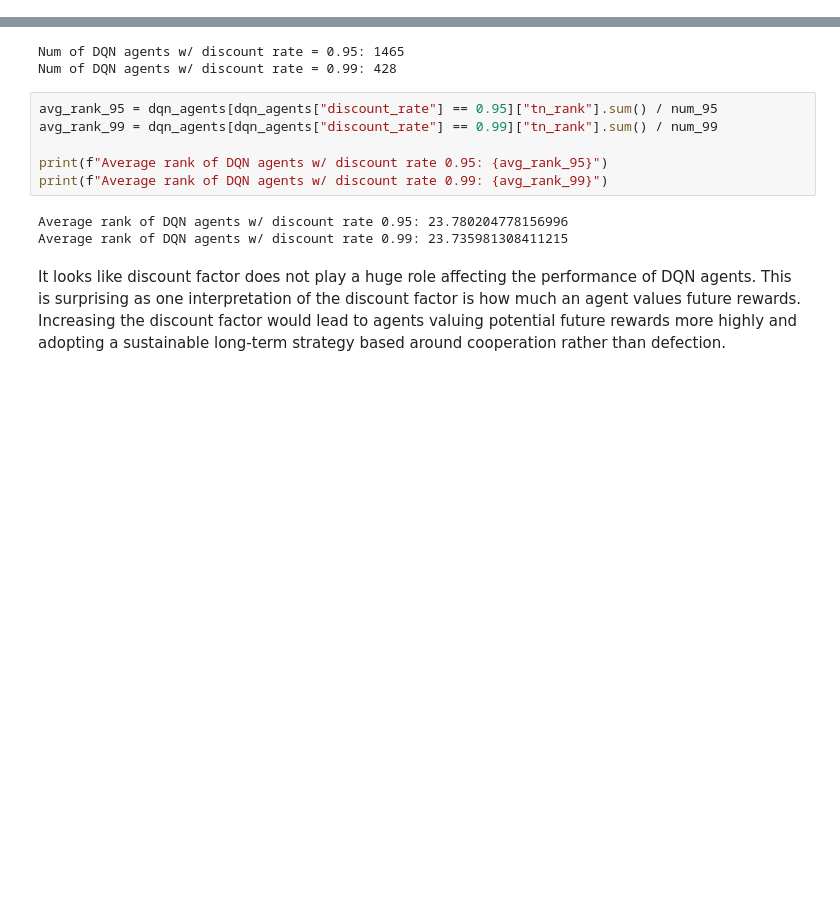
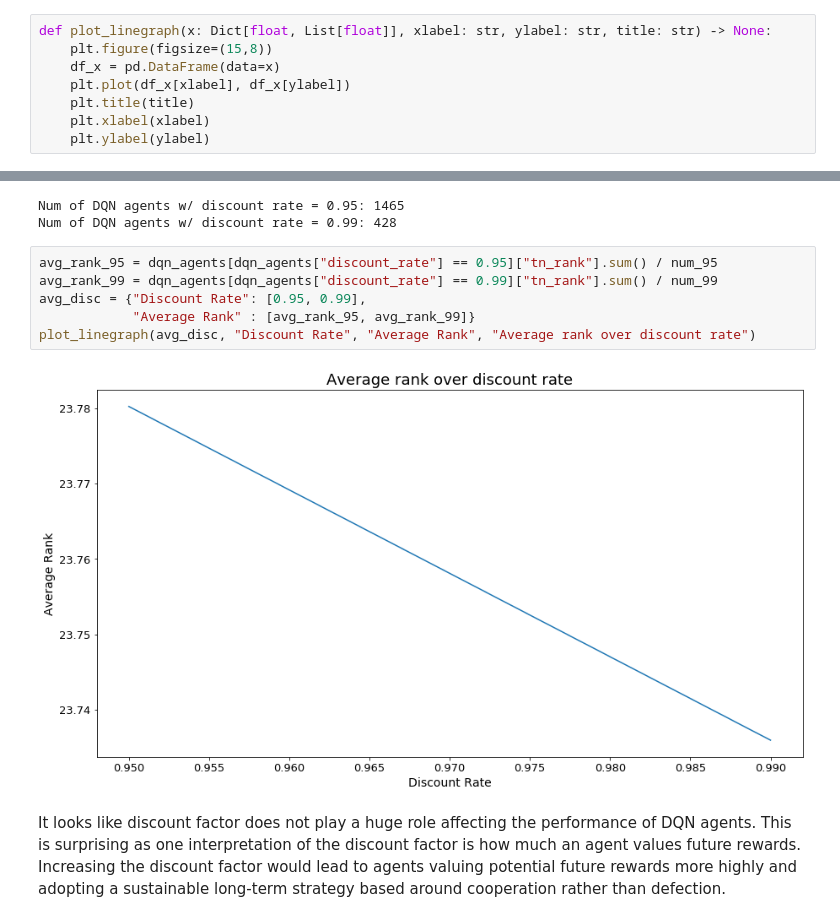
Before and after one commit to UCL-COMP0031-2022-Project-10/tournament, a Jupyter notebook: results/data_analysis_ani.ipynb, the cells around one changed output, grey strips where cells are left out. Drawn from its saved outputs; the diff is of its cells as text; blank space fills up the shorter version.

Commit message:
More data

```diff
--- a/results/data_analysis_ani.ipynb
+++ b/results/data_analysis_ani.ipynb
@@ -34,5 +36,13 @@ def plot_histogram(x: pd.DataFrame,bins: int, x_label: str, y_label: str, title:
     ax.set_ylabel(y_label)
     ax.set_title(title)
     plt.xlim([x.min(), x.max()])
+# %%
+def plot_linegraph(x: Dict[float, List[float]], xlabel: str, ylabel: str, title: str) -> None:
+    plt.figure(figsize=(15,8))
+    df_x = pd.DataFrame(data=x)
+    plt.plot(df_x[xlabel], df_x[ylabel])
+    plt.title(title)
+    plt.xlabel(xlabel)
+    plt.ylabel(ylabel)
 # %% [markdown]
 Firstly, I will compare DQN and RNN agents to see whether the choice of neural network affects model performance.
@@ -78,12 +88,11 @@ Num of DQN agents w/ discount rate = 0.99: 428
 # %%
 avg_rank_95 = dqn_agents[dqn_agents["discount_rate"] == 0.95]["tn_rank"].sum() / num_95
 avg_rank_99 = dqn_agents[dqn_agents["discount_rate"] == 0.99]["tn_rank"].sum() / num_99
-
-print(f"Average rank of DQN agents w/ discount rate 0.95: {avg_rank_95}")
-print(f"Average rank of DQN agents w/ discount rate 0.99: {avg_rank_99}")
+avg_disc = {"Discount Rate": [0.95, 0.99],
+            "Average Rank" : [avg_rank_95, avg_rank_99]}
+plot_linegraph(avg_disc, "Discount Rate", "Average Rank", "Average rank over discount rate")
 # %% [output]
-Average rank of DQN agents w/ discount rate 0.95: 23.780204778156996
-Average rank of DQN agents w/ discount rate 0.99: 23.735981308411215
+[figure, added]
 # %% [markdown]
 It looks like discount factor does not play a huge role affecting the performance of DQN agents. This is surprising as one interpretation of the discount factor is how much an agent values future rewards. Increasing the discount factor would lead to agents valuing potential future rewards more highly and adopting a sustainable long-term strategy based around cooperation rather than defection.
 # %% [markdown]
```
Also changed, not shown: parts of 10 cells of this notebook, 20 other files.
